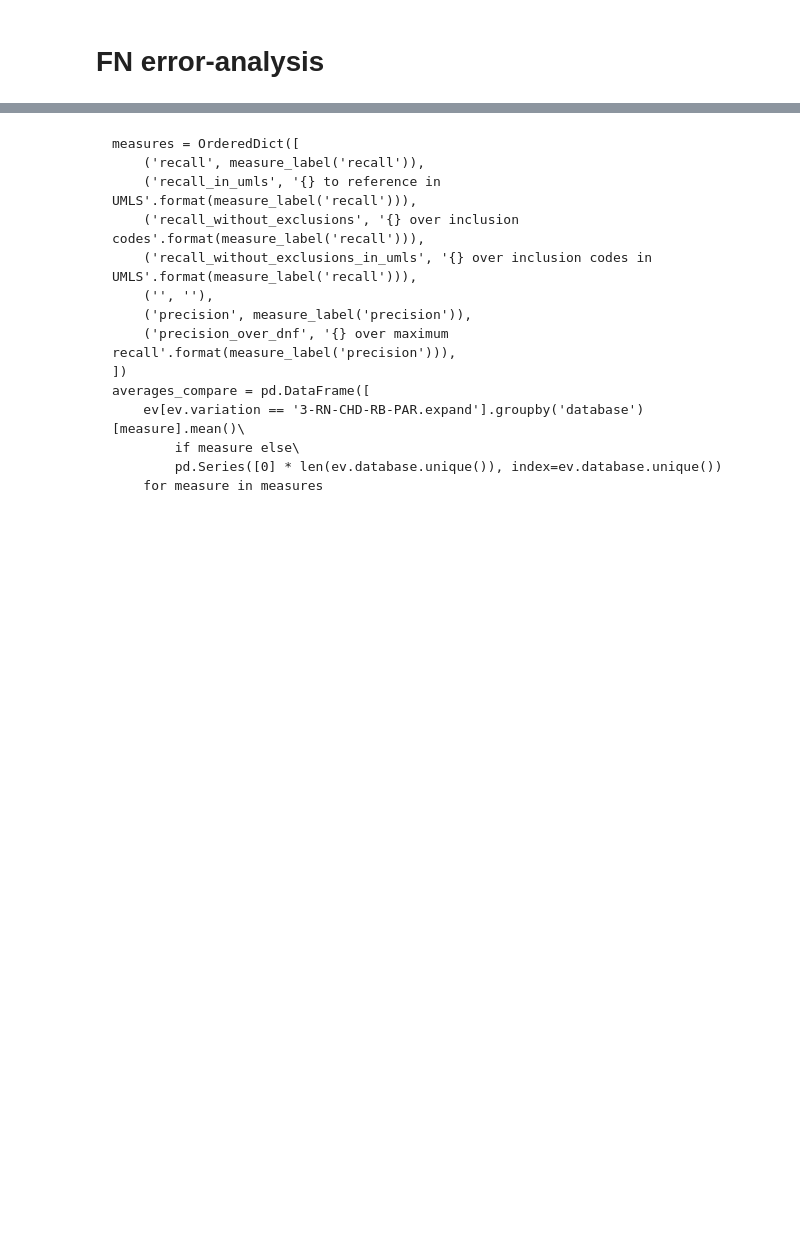
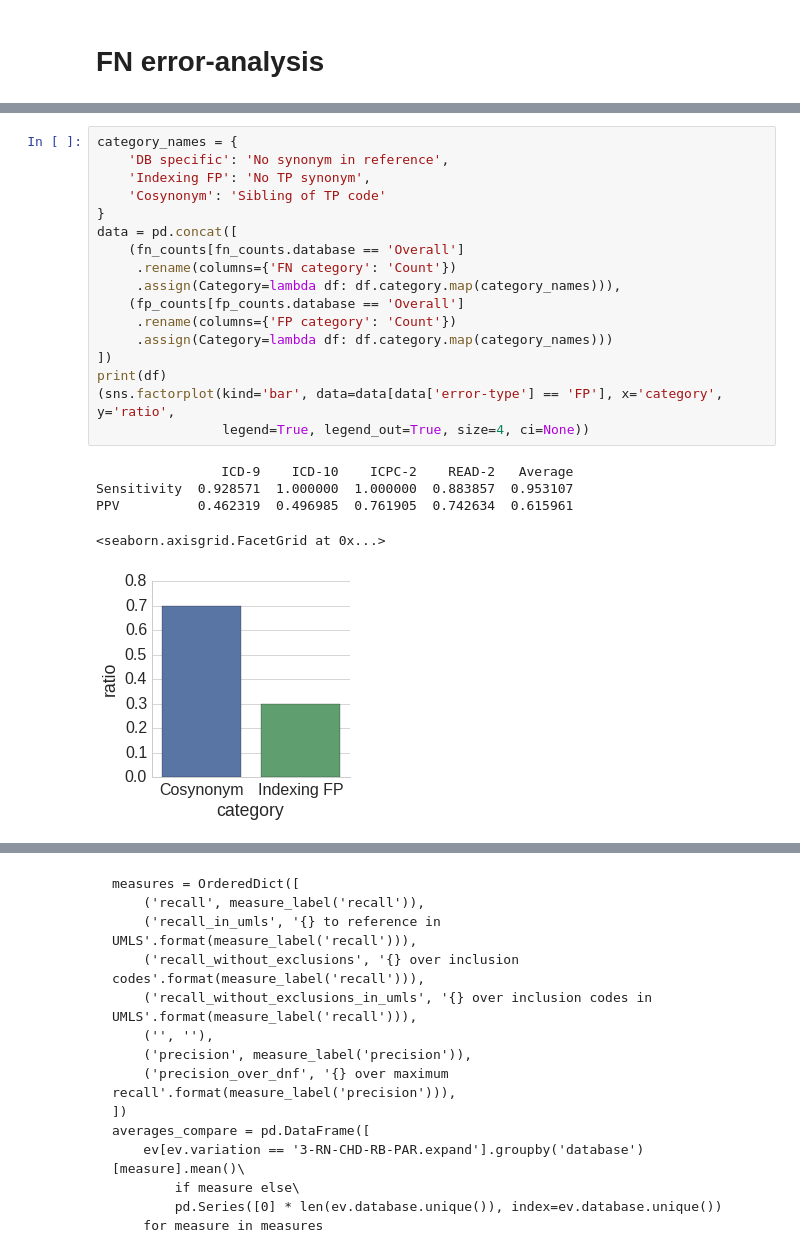
Before and after one commit to mi-erasmusmc/comap, a Jupyter notebook: evaluation/lib/CoMap evaluation.ipynb, the cells around one changed output, grey strips where cells are left out. Saved outputs shown, nothing was run; the diff lists cells and outputs as text; blank space fills up the shorter version.

```diff
--- a/evaluation/lib/CoMap evaluation.ipynb
+++ b/evaluation/lib/CoMap evaluation.ipynb
@@ -953,0 +960,23 @@ counts(fns, 'FN')
+# %%
+category_names = {
+    'DB specific': 'No synonym in reference',
+    'Indexing FP': 'No TP synonym',
+    'Cosynonym': 'Sibling of TP code'
+}
+data = pd.concat([
+    (fn_counts[fn_counts.database == 'Overall']
+     .rename(columns={'FN category': 'Count'})
+     .assign(Category=lambda df: df.category.map(category_names))),
+    (fp_counts[fp_counts.database == 'Overall']
+     .rename(columns={'FP category': 'Count'})
+     .assign(Category=lambda df: df.category.map(category_names)))
+])
+print(df)
+(sns.factorplot(kind='bar', data=data[data['error-type'] == 'FP'], x='category', y='ratio',
+                legend=True, legend_out=True, size=4, ci=None))
+# %% [output]
+                ICD-9    ICD-10    ICPC-2    READ-2   Average
+Sensitivity  0.928571  1.000000  1.000000  0.883857  0.953107
+PPV          0.462319  0.496985  0.761905  0.742634  0.615961
+<seaborn.axisgrid.FacetGrid at 0x...>
+[figure, added]
```
Also changed, not shown: parts of 10 cells of this notebook.
